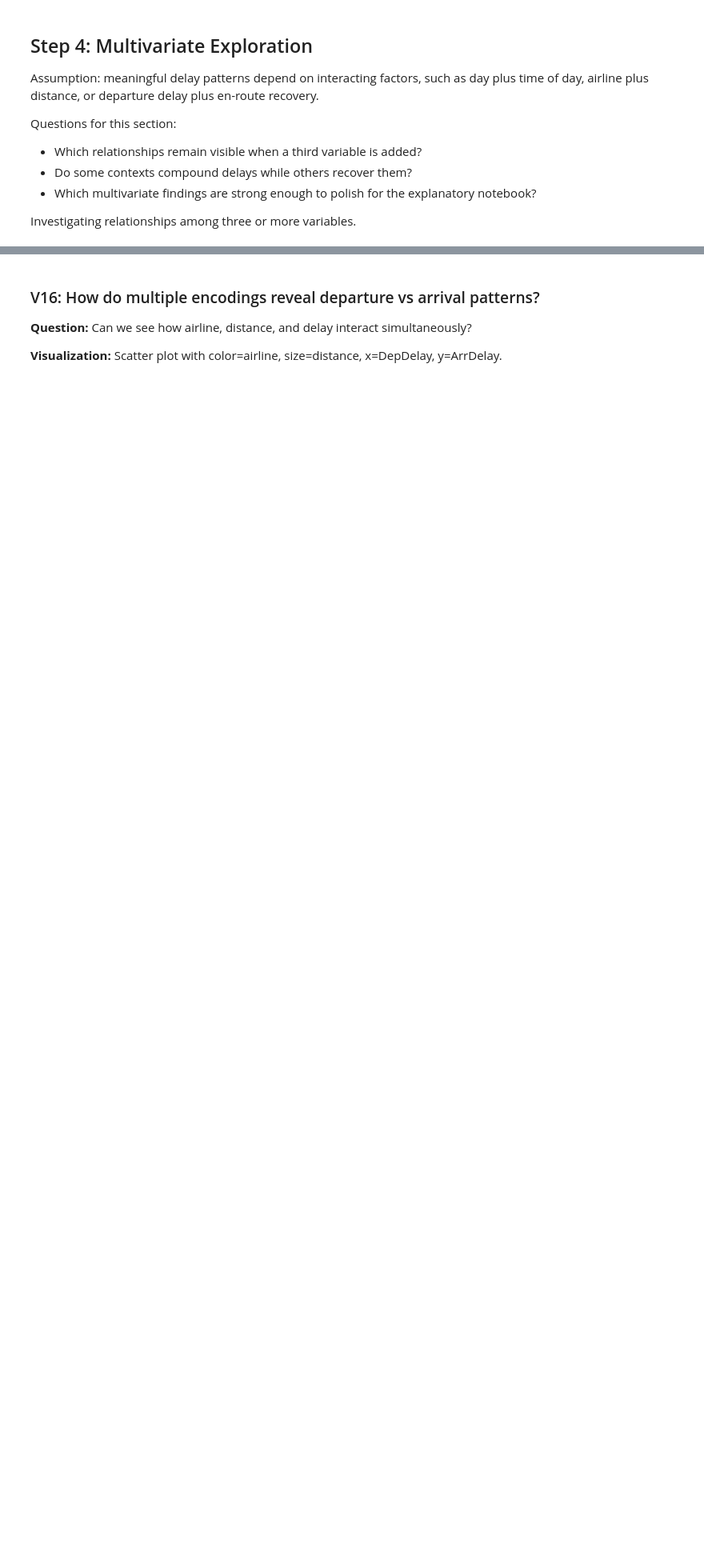
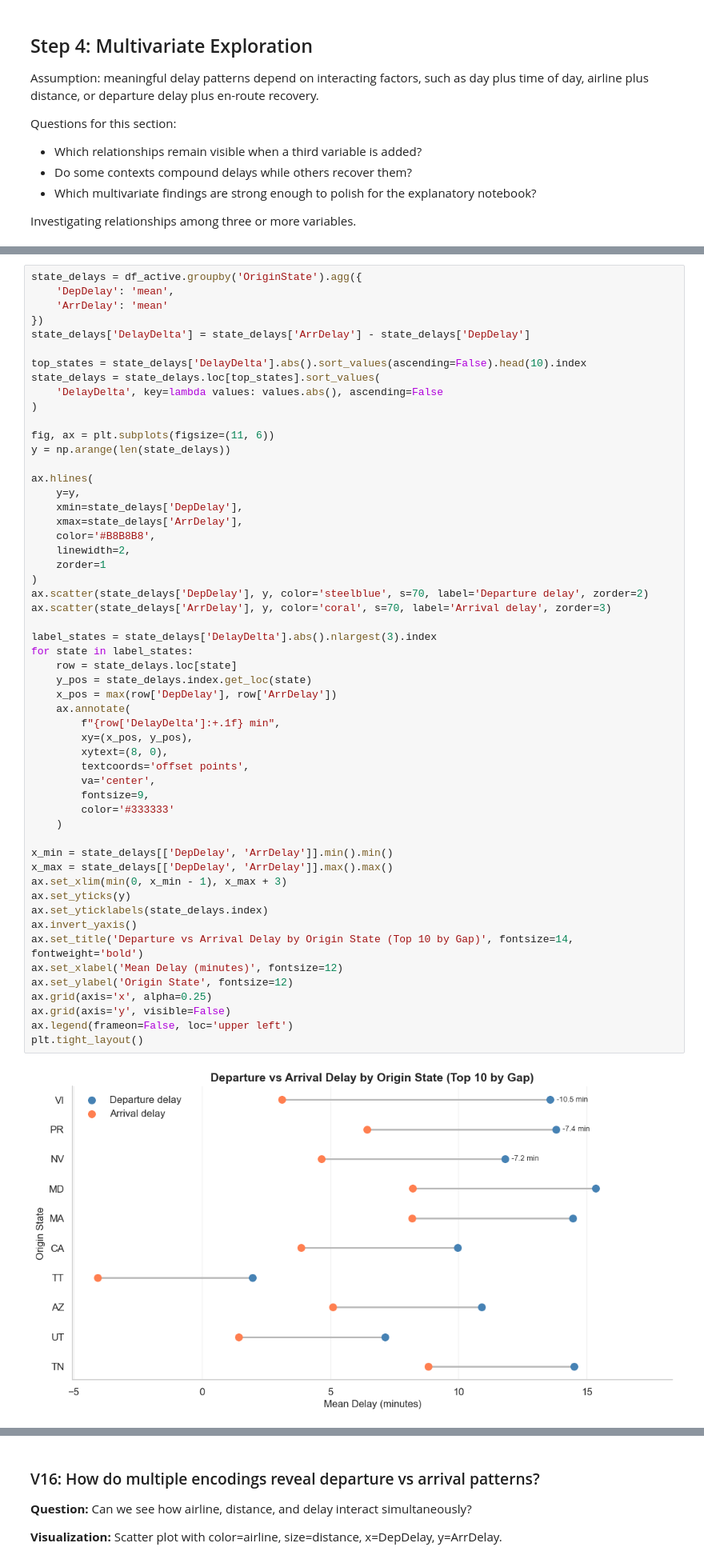
Before and after one commit to luisjfeliu/data-analysis-flight-delays-visuals, a Jupyter notebook: Part_I_exploration.ipynb, the cells around one changed output, grey strips where cells are left out. Shown at 80% size. Saved outputs shown, nothing was run; the diff lists cells and outputs as text; blank space fills up the shorter version.

```diff
--- a/Part_I_exploration.ipynb
+++ b/Part_I_exploration.ipynb
@@ -989,0 +1011,56 @@ plt.tight_layout()
+# %%
+state_delays = df_active.groupby('OriginState').agg({
+    'DepDelay': 'mean',
+    'ArrDelay': 'mean'
+})
+state_delays['DelayDelta'] = state_delays['ArrDelay'] - state_delays['DepDelay']
+
+top_states = state_delays['DelayDelta'].abs().sort_values(ascending=False).head(10).index
+state_delays = state_delays.loc[top_states].sort_values(
+    'DelayDelta', key=lambda values: values.abs(), ascending=False
+)
+
+fig, ax = plt.subplots(figsize=(11, 6))
+y = np.arange(len(state_delays))
+
+ax.hlines(
+    y=y,
+    xmin=state_delays['DepDelay'],
+    xmax=state_delays['ArrDelay'],
+    color='#B8B8B8',
+    linewidth=2,
+    zorder=1
+)
+ax.scatter(state_delays['DepDelay'], y, color='steelblue', s=70, label='Departure delay', zorder=2)
+ax.scatter(state_delays['ArrDelay'], y, color='coral', s=70, label='Arrival delay', zorder=3)
+
+label_states = state_delays['DelayDelta'].abs().nlargest(3).index
+for state in label_states:
+    row = state_delays.loc[state]
+    y_pos = state_delays.index.get_loc(state)
+    x_pos = max(row['DepDelay'], row['ArrDelay'])
+    ax.annotate(
+        f"{row['DelayDelta']:+.1f} min",
+        xy=(x_pos, y_pos),
+        xytext=(8, 0),
+        textcoords='offset points',
+        va='center',
+        fontsize=9,
+        color='#333333'
+    )
+
+x_min = state_delays[['DepDelay', 'ArrDelay']].min().min()
+x_max = state_delays[['DepDelay', 'ArrDelay']].max().max()
+ax.set_xlim(min(0, x_min - 1), x_max + 3)
+ax.set_yticks(y)
+ax.set_yticklabels(state_delays.index)
+ax.invert_yaxis()
+ax.set_title('Departure vs Arrival Delay by Origin State (Top 10 by Gap)', fontsize=14, fontweight='bold')
+ax.set_xlabel('Mean Delay (minutes)', fontsize=12)
+ax.set_ylabel('Origin State', fontsize=12)
+ax.grid(axis='x', alpha=0.25)
+ax.grid(axis='y', visible=False)
+ax.legend(frameon=False, loc='upper left')
+plt.tight_layout()
+# %% [output]
+[figure, added]
```
Also changed, not shown: parts of 11 cells of this notebook, 1 other file.
